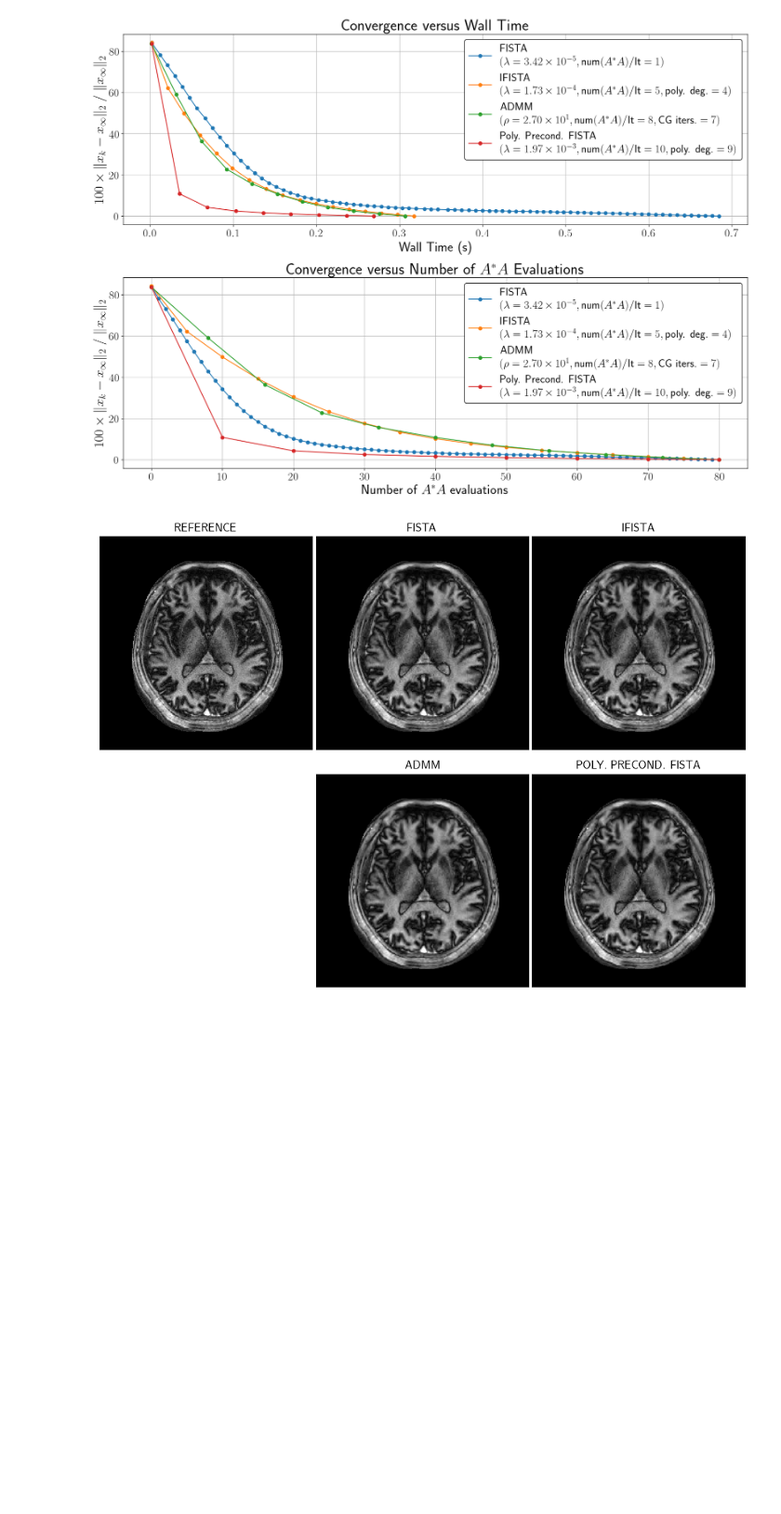
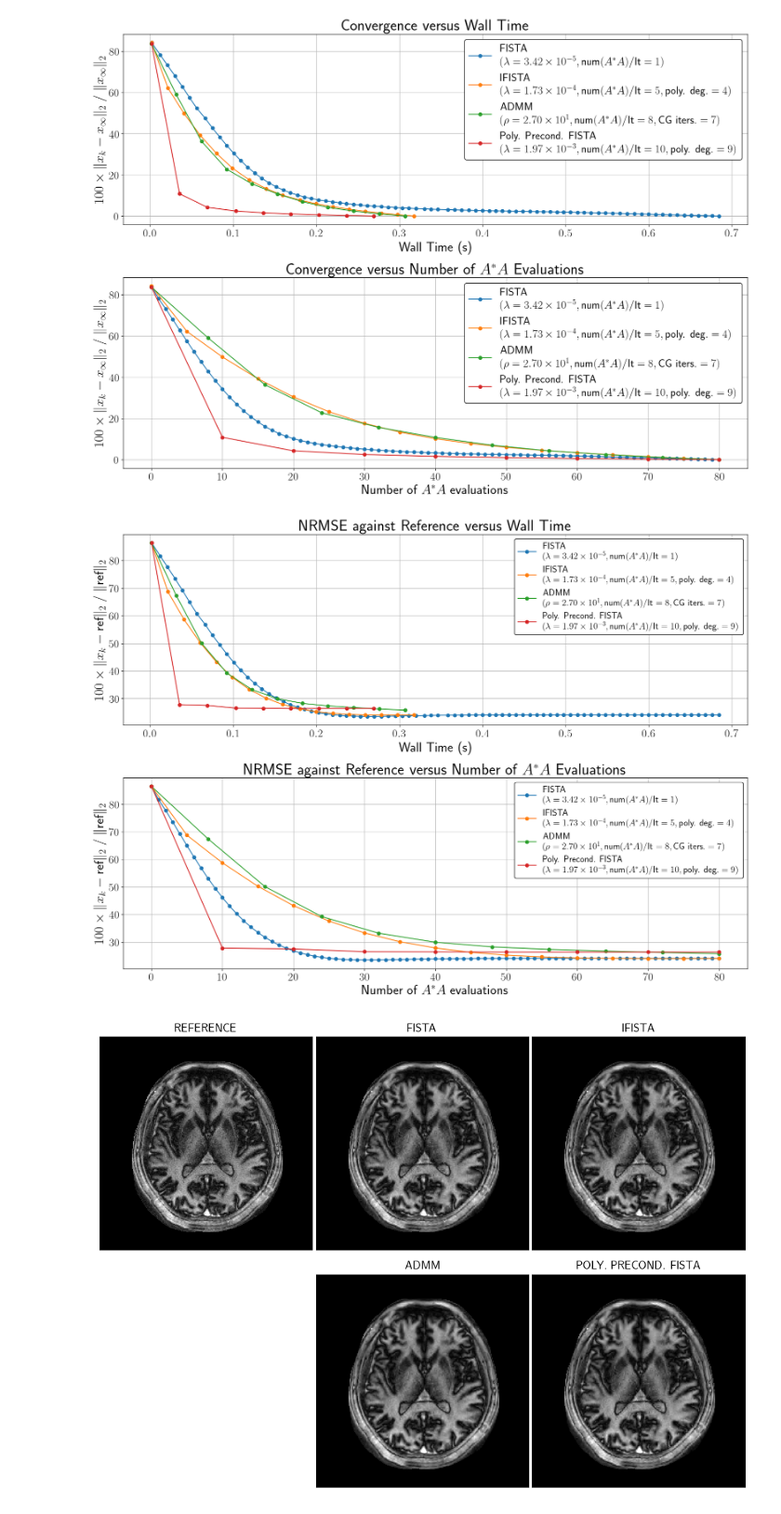
Before and after one commit to sidward/ppcs, a Jupyter notebook: plot_ncr.ipynb, the cells around one changed output. Shown at 93% size. Cells and saved outputs as stored; diff of their text form; code cells hidden in the pictures; blank space fills up the shorter version.

Commit message:
Formatting + NRSE over time plots.

```diff
--- a/plot_ncr.ipynb
+++ b/plot_ncr.ipynb
@@ -43,6 +43,7 @@ fista_iter = [
     )
     for k in range(fista_conv.size)
 ]
+fista_err = utils.err_helper(fista_iter, reference)
 # %% [output]
 Selected 1 of 15.
 CASE: fista_3.42x10^-5 NRMSE: 16.02%
@@ -57,6 +58,7 @@ ifista_iter = [
     )
     for k in range(ifista_conv.size)
 ]
+ifista_err = utils.err_helper(ifista_iter, reference)
 # %% [output]
 Selected 26 of 75.
 CASE: ifista_3.90x10^-4_10 NRMSE: 17.88%
@@ -85,6 +87,7 @@ admm_iter = [
     )
     for k in range(admm_conv.size)
 ]
+admm_err = utils.err_helper(admm_iter, reference)
 # %% [output]
 Selected 6 of 75.
 CASE: admm_2.43x10^2_10 NRMSE: 17.05%
@@ -104,6 +107,7 @@ pfista_iter = [
     )
     for k in range(pfista_conv.size)
 ]
+pfista_err = utils.err_helper(pfista_iter, reference)
 # %% [output]
 Selected 41 of 75.
 CASE: pfista_1.97x10^-3_10 NRMSE: 17.54%
@@ -164,6 +168,38 @@ for ax in axs.ravel():
 plt.subplots_adjust(hspace=0.275);
 # %% [output]
 [figure]
+# %%
+(fig, axs) = plt.subplots(2, 1, figsize=(20, 14), dpi=100)
+
+axs[0].plot(fista_time, fista_err, marker="o")
+axs[0].plot(ifista_time, ifista_err, marker="o")
+axs[0].plot(admm_time, admm_err, marker="o")
+axs[0].plot(pfista_time, pfista_err, marker="o")
+axs[0].set_xlabel("Wall Time (s)", fontsize=24)
+axs[0].set_title("NRMSE against Reference versus Wall Time", fontsize=28)
+
+axs[1].plot(fista_aha, fista_err, marker="o")
+axs[1].plot(ifista_aha, ifista_err, marker="o")
+axs[1].plot(admm_aha, admm_err, marker="o")
+axs[1].plot(pfista_aha, pfista_err, marker="o")
+axs[1].set_xlabel("Number of $A^*A$ evaluations", fontsize=24)
+axs[1].set_title(
+    "NRMSE against Reference versus Number of $A^*A$ Evaluations", fontsize=28
+)
+
+for ax in axs.ravel():
+    ax.set_ylabel(
+        "$100 \\times \lVert x_k - \\text{ref} \\rVert_2 \;/\; \lVert \\text{ref} \\rVert_2$",
+        fontsize=24,
+    )
+    ax.legend(
+        legend, ncol=1, fontsize=16, loc="upper right", framealpha=1, edgecolor="black"
+    )
+    ax.grid()
+
+plt.subplots_adjust(hspace=0.275);
+# %% [output]
+[figure, added]
 # %%
 (fig, axs) = plt.subplots(2, 3, figsize=(12, 10), dpi=100)
 
```
Also changed, not shown: parts of 1 cell of this notebook, 4 other files.
